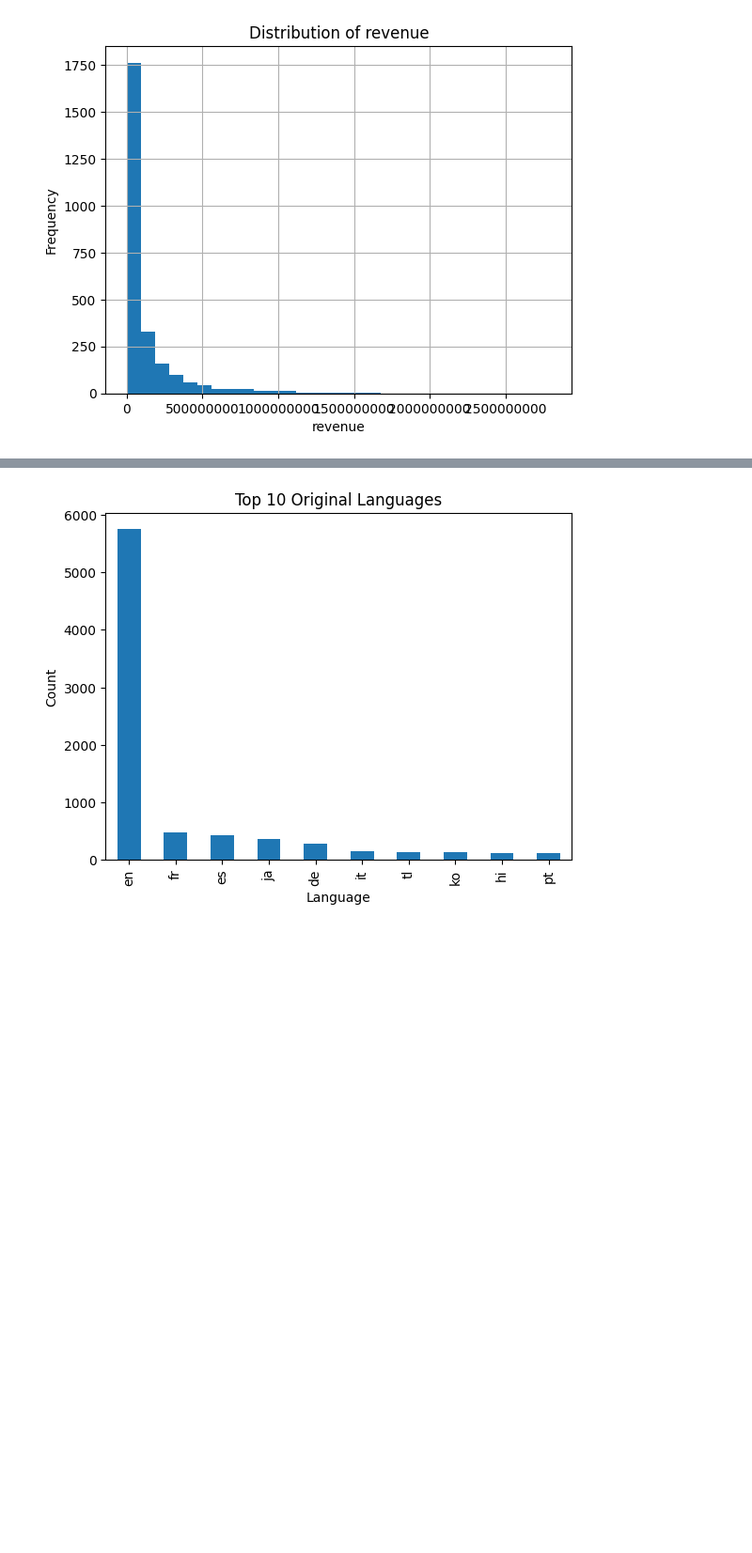
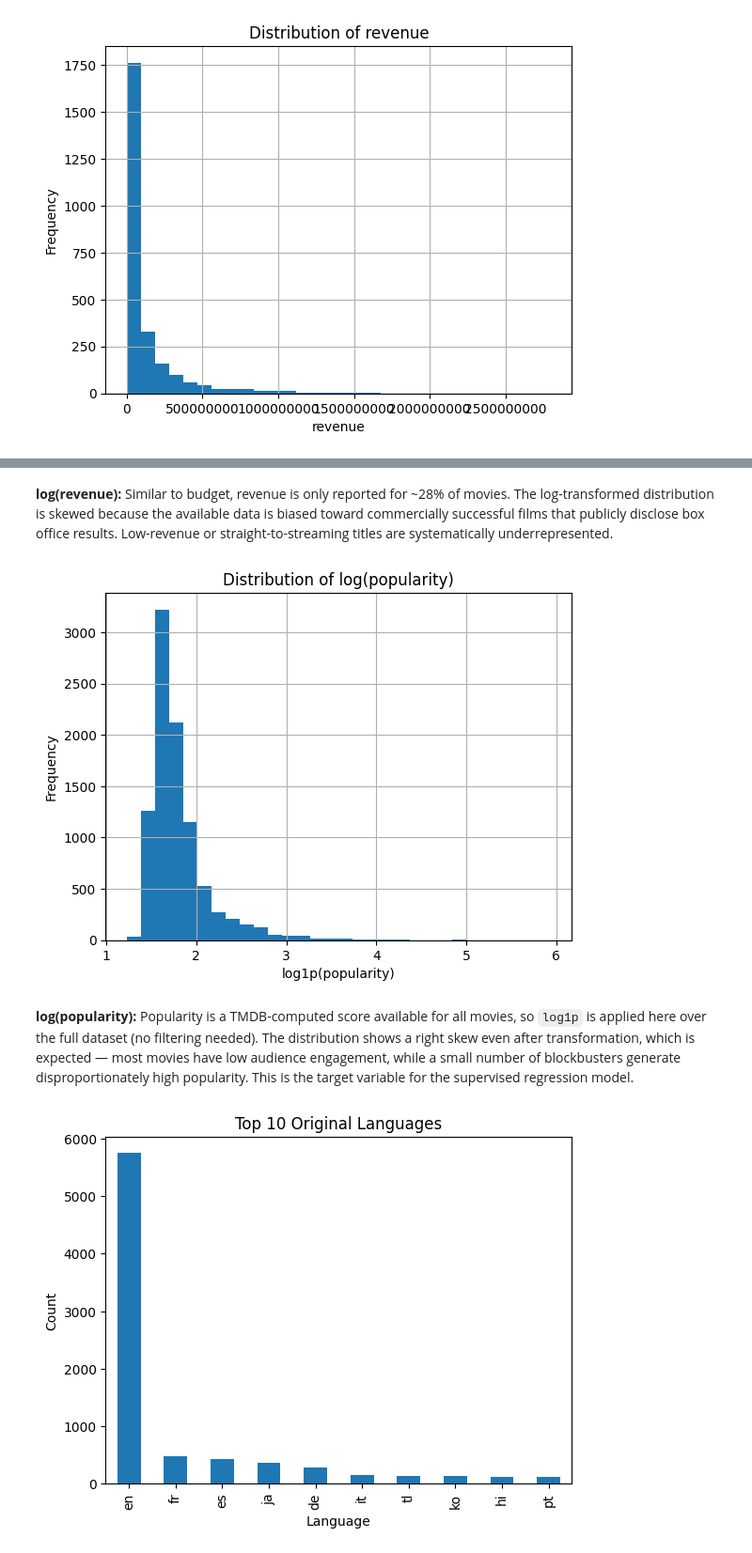
Before and after one commit to lauramanzanos23/INSY_674_FinalProject, a Jupyter notebook: EDA/EDA.ipynb, the cells around one changed output, grey strips where cells are left out. Shown at 94% size. Drawn from its saved outputs; the diff is of its cells as text; code cells hidden in the pictures; blank space fills up the shorter version.

```diff
--- a/EDA/EDA.ipynb
+++ b/EDA/EDA.ipynb
@@ -279,3 +273,17 @@ plt.show()
+# %% [markdown]
+**log(revenue):** Similar to budget, revenue is only reported for ~28% of movies. The log-transformed distribution is skewed because the available data is biased toward commercially successful films that publicly disclose box office results. Low-revenue or straight-to-streaming titles are systematically underrepresented.
+# %%
+# Popularity: log1p is valid here since low popularity scores are real (not missing)
+plt.figure()
+np.log1p(df["popularity"].dropna()).hist(bins=30)
+plt.title("Distribution of log(popularity)")
+plt.xlabel("log1p(popularity)")
+plt.ylabel("Frequency")
+plt.show()
+# %% [output]
+[figure, added]
+# %% [markdown]
+**log(popularity):** Popularity is a TMDB-computed score available for all movies, so `log1p` is applied here over the full dataset (no filtering needed). The distribution shows a right skew even after transformation, which is expected — most movies have low audience engagement, while a small number of blockbusters generate disproportionately high popularity. This is the target variable for the supervised regression model.
 # %%
 if "original_language" in df.columns:
     plt.figure()
```
Also changed, not shown: parts of 8 cells of this notebook.
